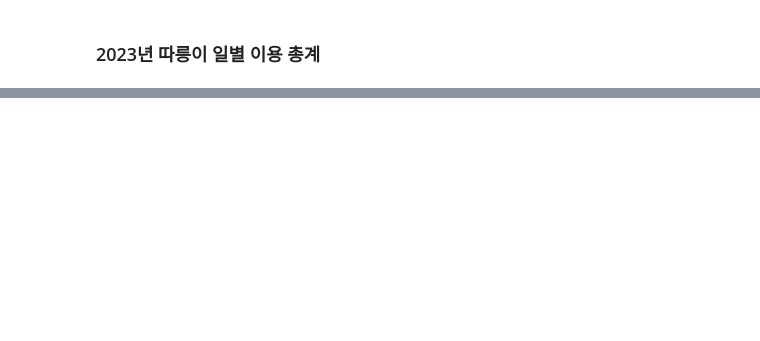
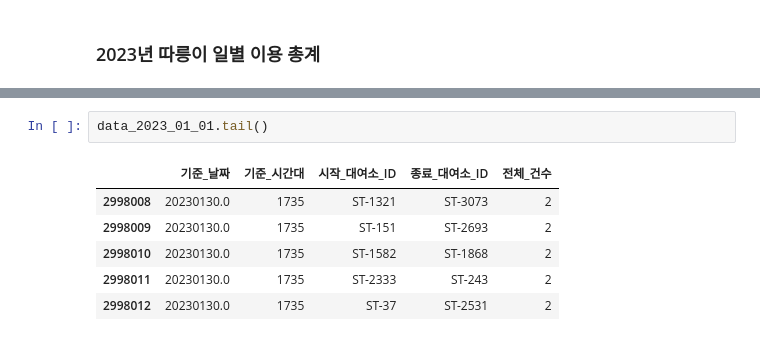
Before and after one commit to minseokpark6/SemiProject_Group3, a Jupyter notebook: Code/minseokpark/dust_preprocessing_240430.ipynb, the cells around one changed output, grey strips where cells are left out. Cells and saved outputs as stored; diff of their text form; blank space fills up the shorter version.

```diff
--- a/Code/minseokpark/dust_preprocessing_240430.ipynb
+++ b/Code/minseokpark/dust_preprocessing_240430.ipynb
@@ -330,0 +310,9 @@ memory usage: 659.4 MB
+# %%
+data_2023_01_01.tail()
+# %% [output]
+|  | 기준_날짜 | 기준_시간대 | 시작_대여소_ID | 종료_대여소_ID | 전체_건수 |
+| 2998008 | 20230130.0 | 1735 | ST-1321 | ST-3073 | 2 |
+| 2998009 | 20230130.0 | 1735 | ST-151 | ST-2693 | 2 |
+| 2998010 | 20230130.0 | 1735 | ST-1582 | ST-1868 | 2 |
+| 2998011 | 20230130.0 | 1735 | ST-2333 | ST-243 | 2 |
+| 2998012 | 20230130.0 | 1735 | ST-37 | ST-2531 | 2 |
```
Also changed, not shown: parts of 13 cells of this notebook.
